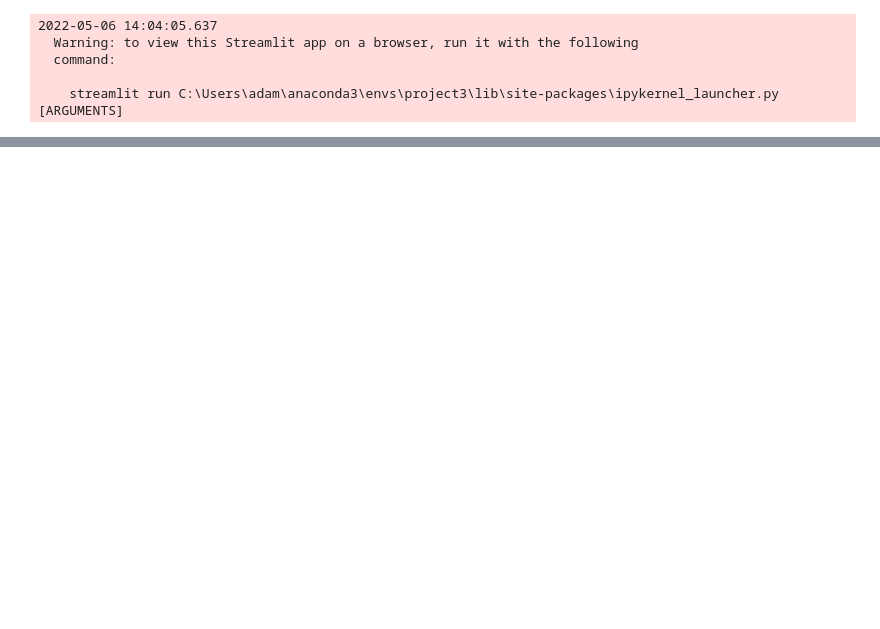
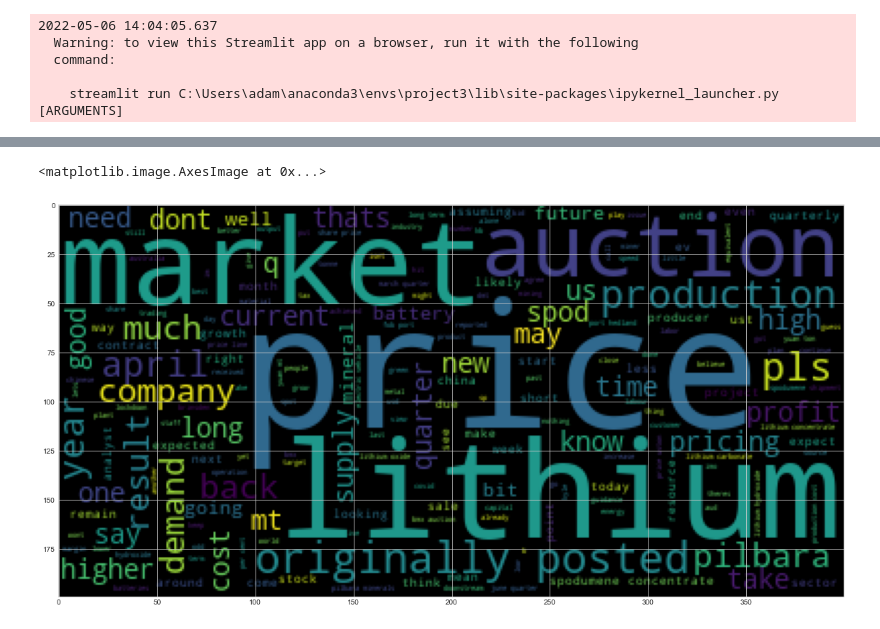
Before and after one commit to apfreeman/FinTech-Project-3, a Jupyter notebook: Code/testing_notebooks/app_testing.ipynb, the cells around one changed output, grey strips where cells are left out. Drawn from its saved outputs; the diff is of its cells as text; code cells hidden in the pictures; blank space fills up the shorter version.

```diff
--- a/Code/testing_notebooks/app_testing.ipynb
+++ b/Code/testing_notebooks/app_testing.ipynb
@@ -121,0 +175,12 @@ hc_stock_sum_ordered
+# %%
+mpl.rcParams["figure.figsize"] = [20.0, 10.0]
+
+# Generate the word cloud
+wc = WordCloud().generate(stock_words_list)
+
+# Turns off errors for when plotting chart is required
+st.set_option('deprecation.showPyplotGlobalUse', False)
+plt.imshow(wc)
+# %% [output]
+<matplotlib.image.AxesImage at 0x...>
+[figure, added]
```
Also changed, not shown: parts of 4 cells of this notebook, 9 other files.
